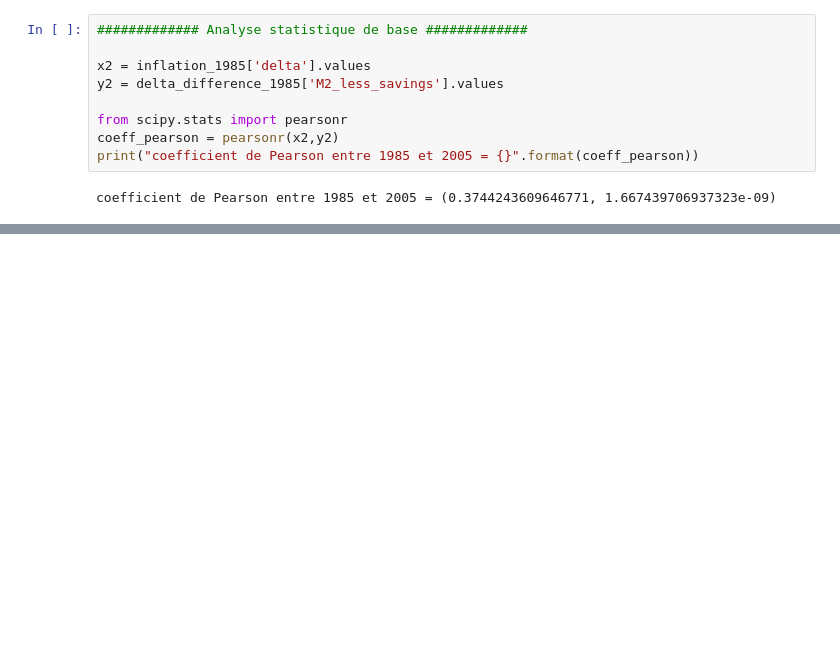
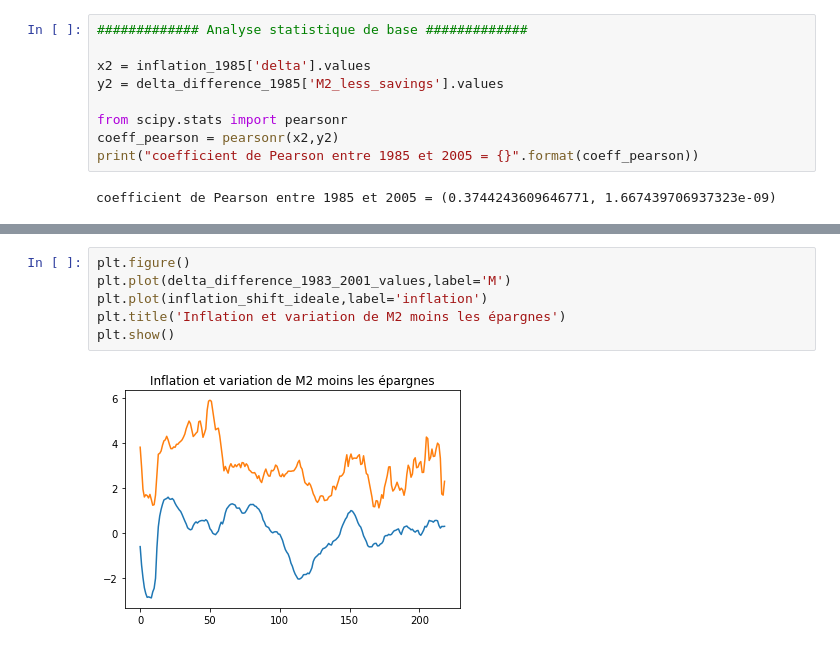
Before and after one commit to felipe-fp/corcovado, a Jupyter notebook: M2_Savings_analysis.ipynb, the cells around one changed output, grey strips where cells are left out. Cells and saved outputs as stored; diff of their text form; blank space fills up the shorter version.

```diff
--- a/M2_Savings_analysis.ipynb
+++ b/M2_Savings_analysis.ipynb
@@ -113,0 +280,8 @@ coefficient de Pearson entre 1985 et 2005 = (0.3744243609646771, 1.6674397069373
+# %%
+plt.figure()
+plt.plot(delta_difference_1983_2001_values,label='M')
+plt.plot(inflation_shift_ideale,label='inflation')
+plt.title('Inflation et variation de M2 moins les épargnes')
+plt.show()
+# %% [output]
+[figure, added]
```
Also changed, not shown: parts of 20 cells of this notebook, 1 other file.
